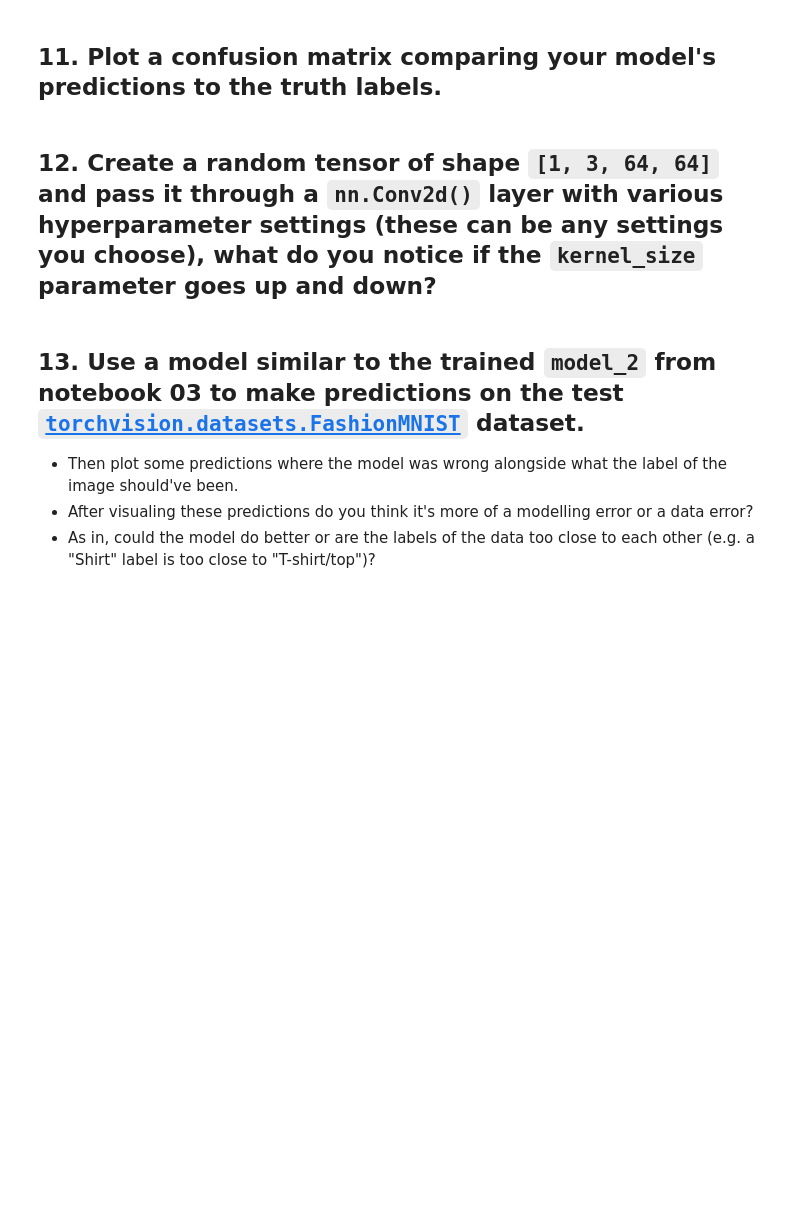
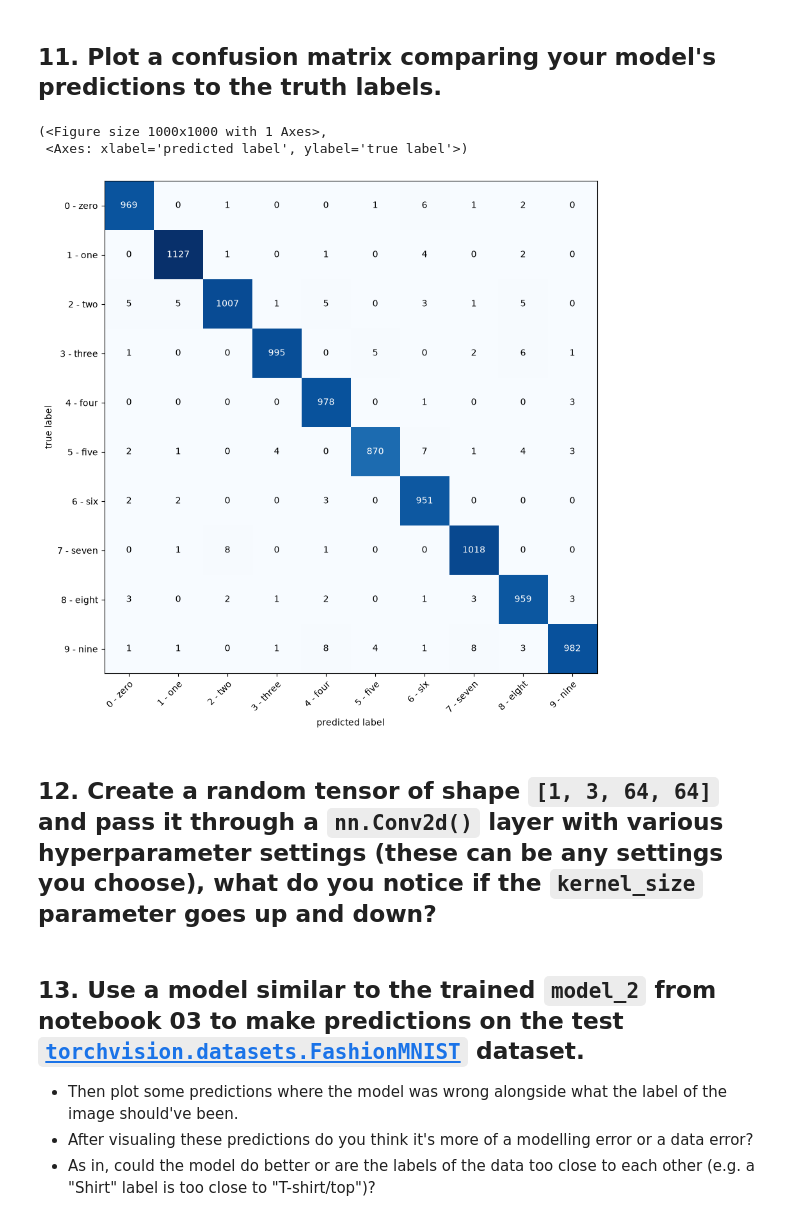
Before and after one commit to Val2a/learnpytorch, a Jupyter notebook: 03_pytorch_computer_vision_exercises.ipynb, the cells around one changed output. Cells and saved outputs as stored; diff of their text form; code cells hidden in the pictures; blank space fills up the shorter version.

Commit message:
lesson 03 exercises done up to the conf matrix

```diff
--- a/03_pytorch_computer_vision_exercises.ipynb
+++ b/03_pytorch_computer_vision_exercises.ipynb
@@ -367,5 +429,31 @@ Test Loss: 0.03573, Test Accuracy: 0.99
 # %% [markdown]
 ## 11. Plot a confusion matrix comparing your model's predictions to the truth labels.
+# %%
+model_0_gpu.to(device)
+
+y_preds = []
+
+model_0_gpu.eval()
+with torch.inference_mode():
+    for X, y in tqdm(test_dataloader, desc="Making predictions"):
+        X, y = X.to(device), y.to(device)
+        y_logits = model_0_gpu(X)
+        y_pred = y_logits.argmax(dim=1)
+        y_preds.append(y_pred.cpu())
+
+y_pred_tensor = torch.cat(y_preds)
+# %%
+from torchmetrics import ConfusionMatrix
+from mlxtend.plotting import plot_confusion_matrix
+
+conf_mat = ConfusionMatrix(task='multiclass', num_classes=len(classes_names))
+conf_mat_tensor = conf_mat(preds=y_pred_tensor, target=mnist_test_dataset.targets)
+
+plot_confusion_matrix(conf_mat=conf_mat_tensor.numpy(), class_names=classes_names, figsize=(10,10))
+# %% [output]
+(<Figure size 1000x1000 with 1 Axes>,
+ <Axes: xlabel='predicted label', ylabel='true label'>)
+[figure, added]
 # %% [markdown]
 ## 12. Create a random tensor of shape `[1, 3, 64, 64]` and pass it through a `nn.Conv2d()` layer with various hyperparameter settings (these can be any settings you choose), what do you notice if the `kernel_size` parameter goes up and down?
 # %% [markdown]
```
Also changed, not shown: parts of 5 cells of this notebook.
